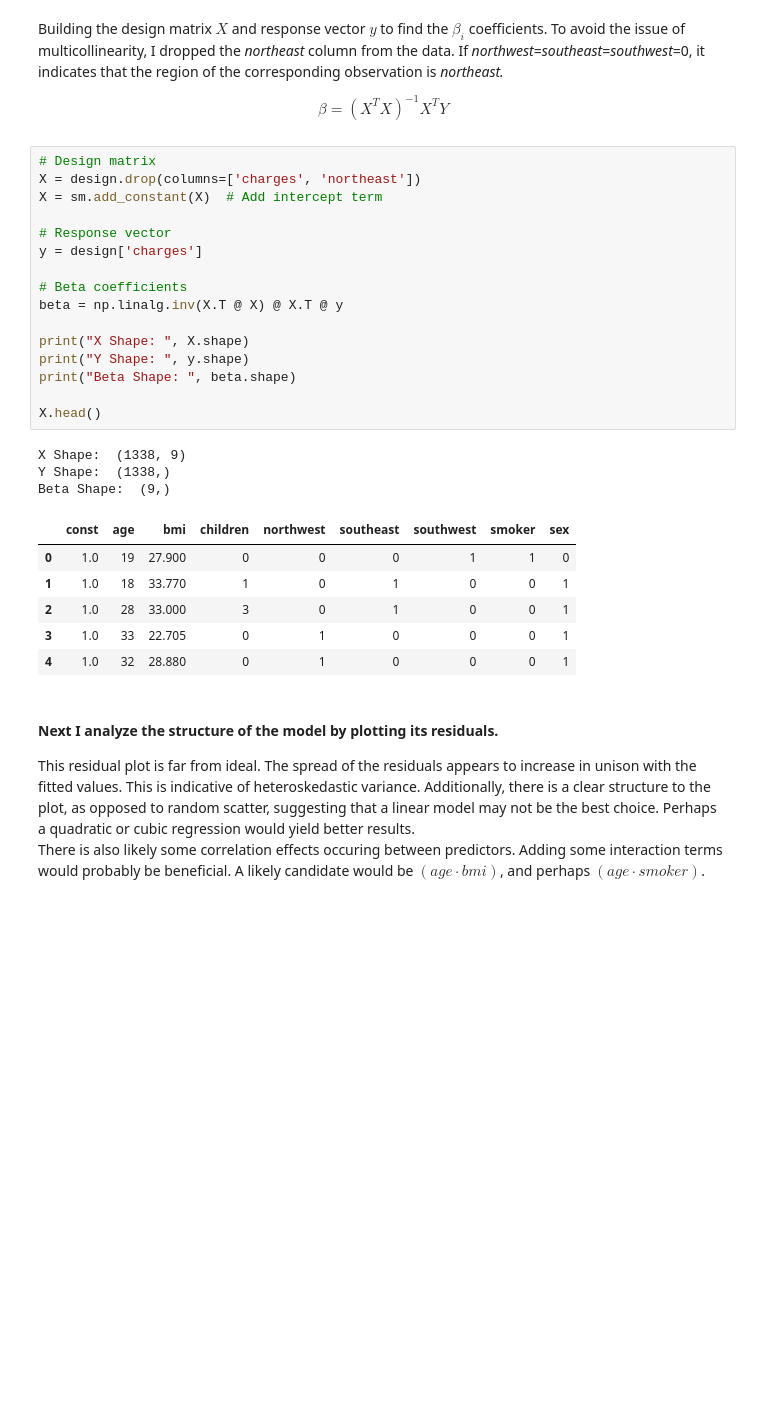
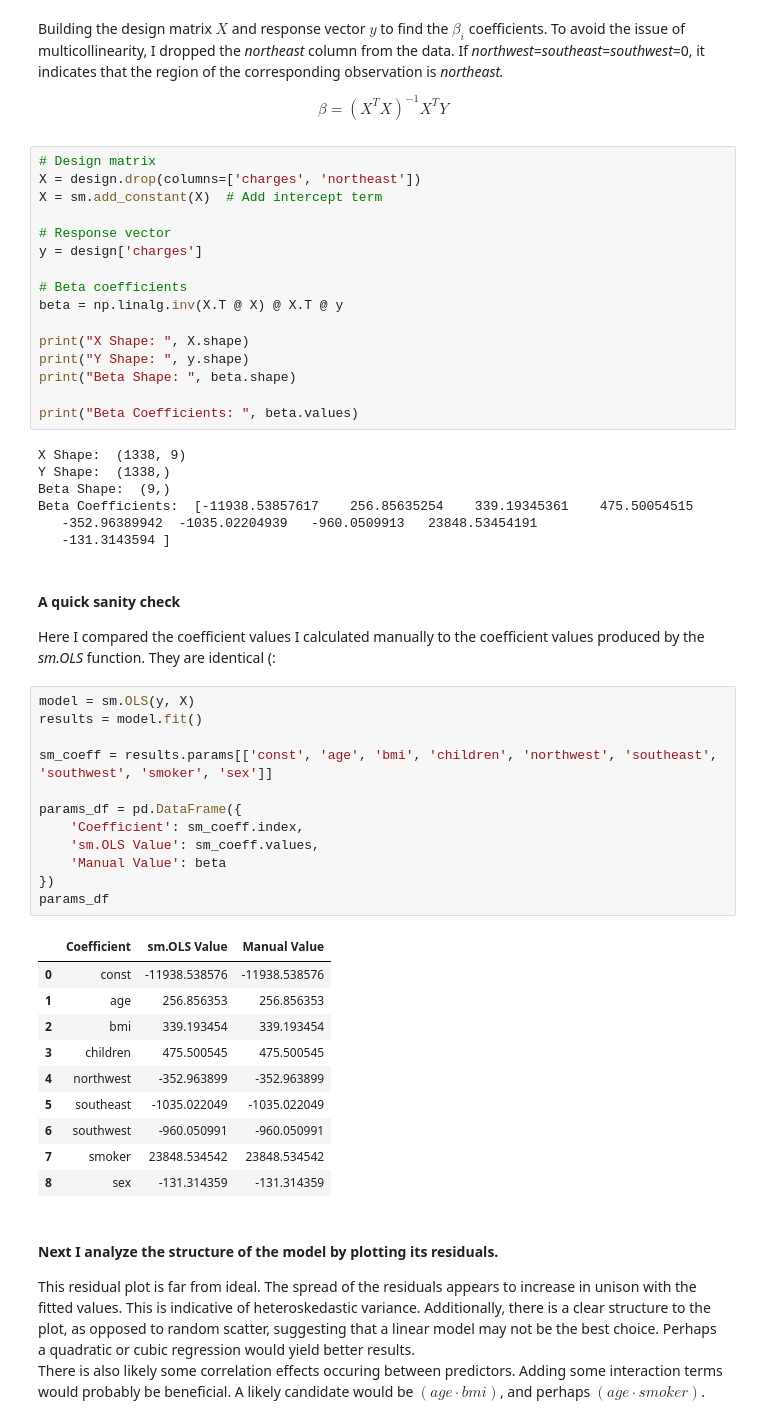
Before and after one commit to paulpuccinelli/Insurance_Project, a Jupyter notebook: insurance-project.ipynb, the cells around one changed output. Cells and saved outputs as stored; diff of their text form; blank space fills up the shorter version.

Commit message:
sanity check

```diff
--- a/insurance-project.ipynb
+++ b/insurance-project.ipynb
@@ -143,17 +143,40 @@ print("X Shape: ", X.shape)
 print("Y Shape: ", y.shape)
 print("Beta Shape: ", beta.shape)
 
-X.head()
+print("Beta Coefficients: ", beta.values)
 # %% [output]
 X Shape:  (1338, 9)
 Y Shape:  (1338,)
 Beta Shape:  (9,)
+Beta Coefficients:  [-11938.53857617    256.85635254    339.19345361    475.50054515
+   -352.96389942  -1035.02204939   -960.0509913   23848.53454191
+   -131.3143594 ]
-|  | const | age | bmi | children | northwest | southeast | southwest | smoker | sex |
-| 0 | 1.0 | 19 | 27.900 | 0 | 0 | 0 | 1 | 1 | 0 |
-| 1 | 1.0 | 18 | 33.770 | 1 | 0 | 1 | 0 | 0 | 1 |
-| 2 | 1.0 | 28 | 33.000 | 3 | 0 | 1 | 0 | 0 | 1 |
-| 3 | 1.0 | 33 | 22.705 | 0 | 1 | 0 | 0 | 0 | 1 |
-| 4 | 1.0 | 32 | 28.880 | 0 | 1 | 0 | 0 | 0 | 1 |
+# %% [markdown]
+#### A quick sanity check
+Here I compared the coefficient values I calculated manually to the coefficient values produced by the *sm.OLS* function. They are identical (:
+# %%
+model = sm.OLS(y, X)
+results = model.fit()
+
+sm_coeff = results.params[['const', 'age', 'bmi', 'children', 'northwest', 'southeast', 'southwest', 'smoker', 'sex']]
+
+params_df = pd.DataFrame({
+    'Coefficient': sm_coeff.index,
+    'sm.OLS Value': sm_coeff.values,
+    'Manual Value': beta
+})
+params_df
+# %% [output]
+|  | Coefficient | sm.OLS Value | Manual Value |
+| 0 | const | -11938.538576 | -11938.538576 |
+| 1 | age | 256.856353 | 256.856353 |
+| 2 | bmi | 339.193454 | 339.193454 |
+| 3 | children | 475.500545 | 475.500545 |
+| 4 | northwest | -352.963899 | -352.963899 |
+| 5 | southeast | -1035.022049 | -1035.022049 |
+| 6 | southwest | -960.050991 | -960.050991 |
+| 7 | smoker | 23848.534542 | 23848.534542 |
+| 8 | sex | -131.314359 | -131.314359 |
 # %% [markdown]
 #### Next I analyze the structure of the model by plotting its residuals.
 
```
